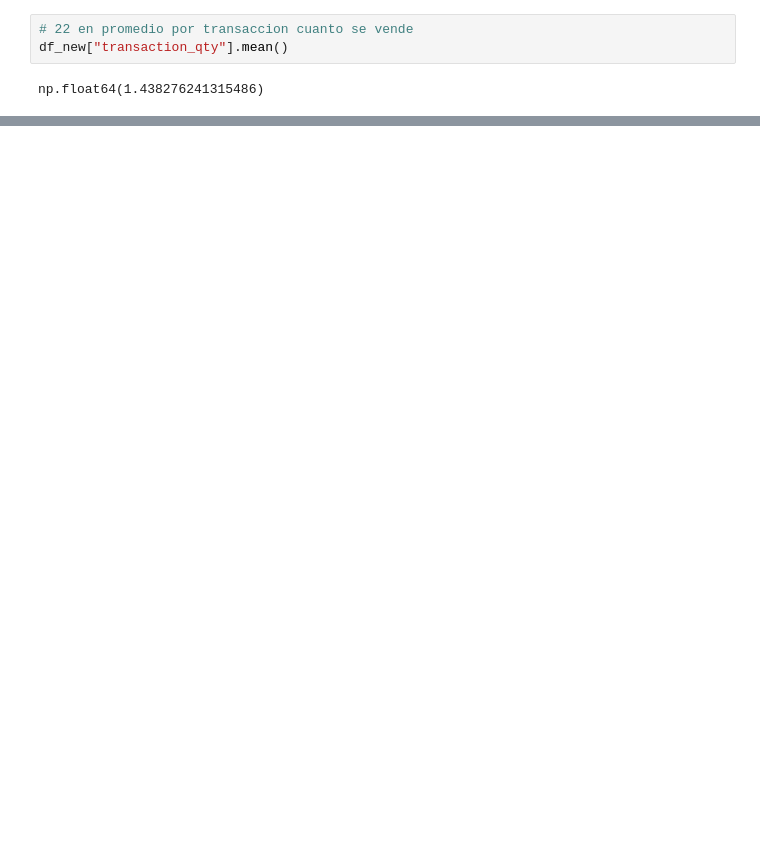
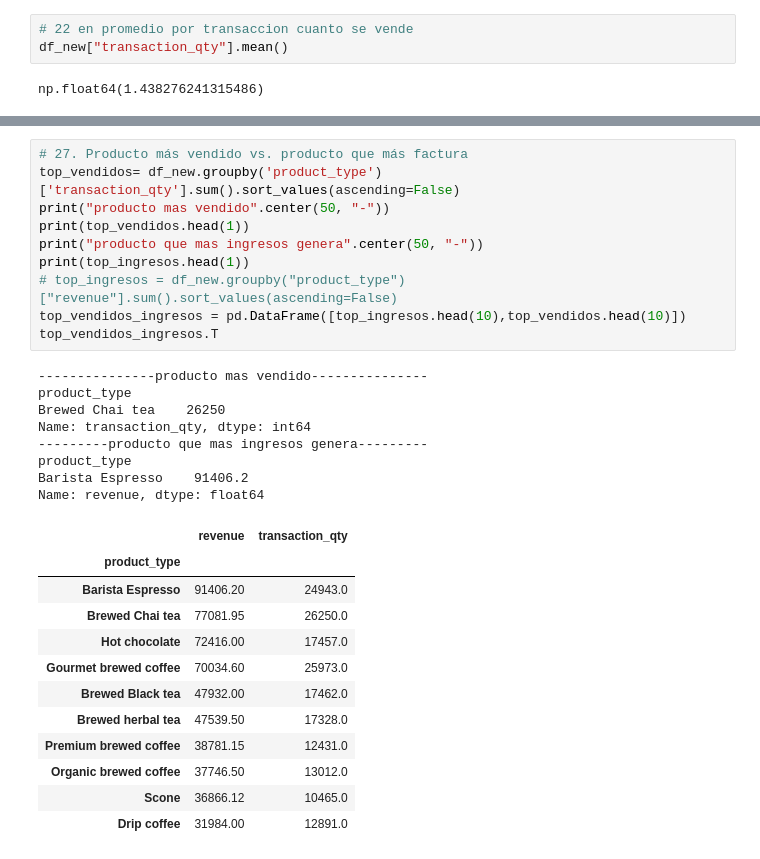
Before and after one commit to juniorleyer1/coffee-shop-sales-analysis, a Jupyter notebook: notebooks/coffee-shop-sales-analysis.ipynb, the cells around one changed output, grey strips where cells are left out. Saved outputs shown, nothing was run; the diff lists cells and outputs as text; blank space fills up the shorter version.

Commit message:
feat: agregar analisis comparativo de productos y tiendas

```diff
--- a/notebooks/coffee-shop-sales-analysis.ipynb
+++ b/notebooks/coffee-shop-sales-analysis.ipynb
@@ -302,0 +355,31 @@ np.float64(1.438276241315486)
+# %%
+# 27. Producto más vendido vs. producto que más factura
+top_vendidos= df_new.groupby('product_type')['transaction_qty'].sum().sort_values(ascending=False)
+print("producto mas vendido".center(50, "-"))
+print(top_vendidos.head(1))
+print("producto que mas ingresos genera".center(50, "-"))
+print(top_ingresos.head(1))
+# top_ingresos = df_new.groupby("product_type")["revenue"].sum().sort_values(ascending=False)
+top_vendidos_ingresos = pd.DataFrame([top_ingresos.head(10),top_vendidos.head(10)])
+top_vendidos_ingresos.T
+# %% [output]
+---------------producto mas vendido---------------
+product_type
+Brewed Chai tea    26250
+Name: transaction_qty, dtype: int64
+---------producto que mas ingresos genera---------
+product_type
+Barista Espresso    91406.2
+Name: revenue, dtype: float64
+|  | revenue | transaction_qty |
+| product_type |  |  |
+| Barista Espresso | 91406.20 | 24943.0 |
+| Brewed Chai tea | 77081.95 | 26250.0 |
+| Hot chocolate | 72416.00 | 17457.0 |
+| Gourmet brewed coffee | 70034.60 | 25973.0 |
+| Brewed Black tea | 47932.00 | 17462.0 |
+| Brewed herbal tea | 47539.50 | 17328.0 |
+| Premium brewed coffee | 38781.15 | 12431.0 |
+| Organic brewed coffee | 37746.50 | 13012.0 |
+| Scone | 36866.12 | 10465.0 |
+| Drip coffee | 31984.00 | 12891.0 |
```
Also changed, not shown: parts of 9 cells of this notebook.
